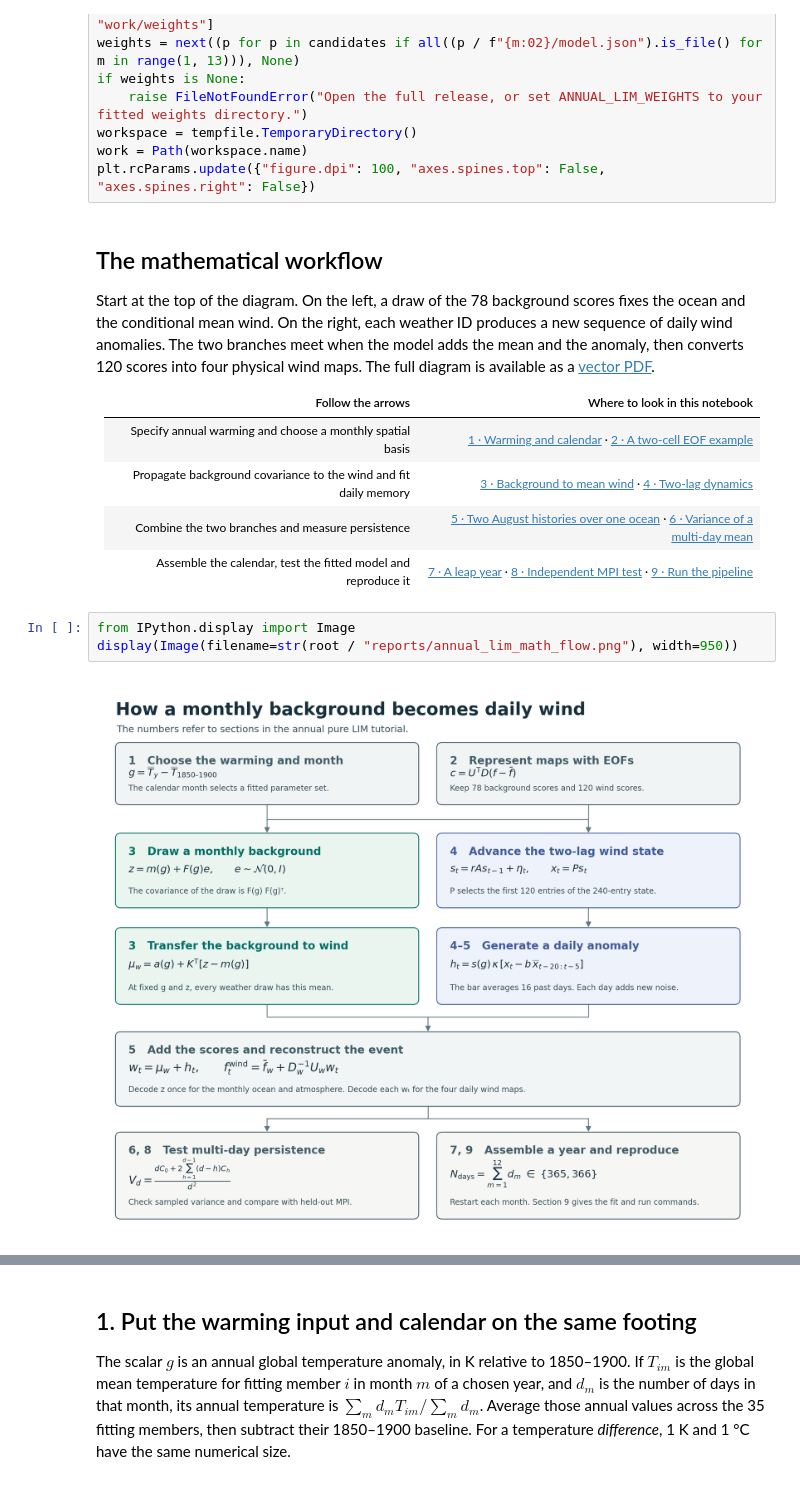
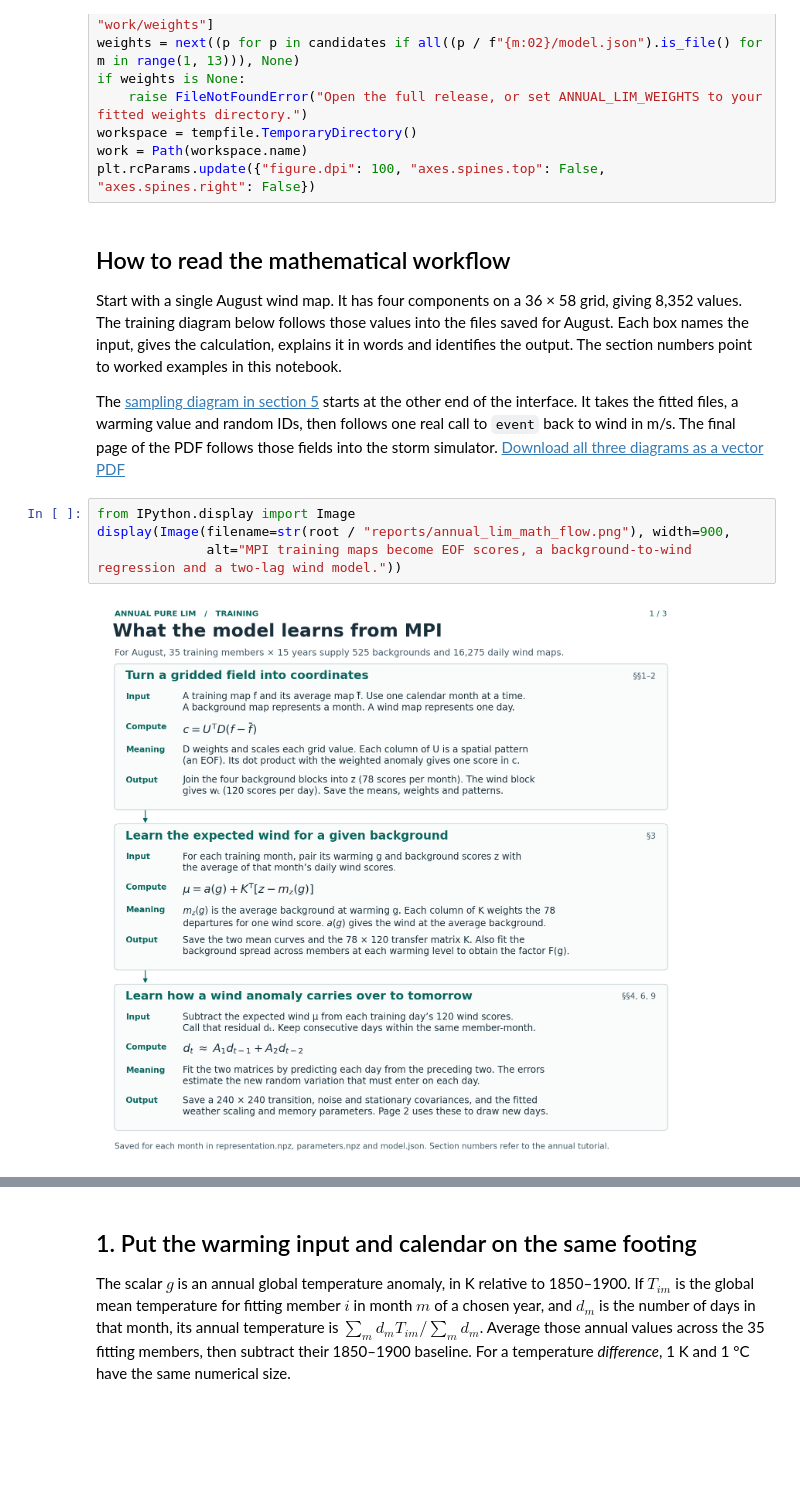
Before and after one commit to ZhanxiangHua/north-atlantic-pure-lim, a Jupyter notebook: notebooks/Annual_Pure_LIM_Tutorial.ipynb, the cells around one changed output, grey strips where cells are left out. Saved outputs shown, nothing was run; the diff lists cells and outputs as text; blank space fills up the shorter version.

Commit message:
Explain LIM training and sampling and benchmark storm tracks against MPI

```diff
--- a/notebooks/Annual_Pure_LIM_Tutorial.ipynb
+++ b/notebooks/Annual_Pure_LIM_Tutorial.ipynb
@@ -39,19 +39,15 @@ workspace = tempfile.TemporaryDirectory()
 work = Path(workspace.name)
 plt.rcParams.update({"figure.dpi": 100, "axes.spines.top": False, "axes.spines.right": False})
 # %% [markdown]
-## The mathematical workflow
+## How to read the mathematical workflow
 
-Start at the top of the diagram. On the left, a draw of the 78 background scores fixes the ocean and the conditional mean wind. On the right, each weather ID produces a new sequence of daily wind anomalies. The two branches meet when the model adds the mean and the anomaly, then converts 120 scores into four physical wind maps. The full diagram is available as a [vector PDF](../reports/annual_lim_math_flow.pdf).
+Start with a single August wind map. It has four components on a 36 × 58 grid, giving 8,352 values. The training diagram below follows those values into the files saved for August. Each box names the input, gives the calculation, explains it in words and identifies the output. The section numbers point to worked examples in this notebook.
 
-| Follow the arrows | Where to look in this notebook |
-| --- | --- |
-| Specify annual warming and choose a monthly spatial basis | [1 · Warming and calendar](#annual-step-1) · [2 · A two-cell EOF example](#annual-step-2) |
-| Propagate background covariance to the wind and fit daily memory | [3 · Background to mean wind](#annual-step-3) · [4 · Two-lag dynamics](#annual-step-4) |
-| Combine the two branches and measure persistence | [5 · Two August histories over one ocean](#annual-step-5) · [6 · Variance of a multi-day mean](#annual-step-6) |
-| Assemble the calendar, test the fitted model and reproduce it | [7 · A leap year](#annual-step-7) · [8 · Independent MPI test](#annual-step-8) · [9 · Run the pipeline](#annual-step-9) |
+The [sampling diagram in section 5](#annual-step-5) starts at the other end of the interface. It takes the fitted files, a warming value and random IDs, then follows one real call to `event` back to wind in m/s. The final page of the PDF follows those fields into the storm simulator. [Download all three diagrams as a vector PDF](../reports/annual_lim_math_flow.pdf)
 # %%
 from IPython.display import Image
-display(Image(filename=str(root / "reports/annual_lim_math_flow.png"), width=950))
+display(Image(filename=str(root / "reports/annual_lim_math_flow.png"), width=900,
+              alt="MPI training maps become EOF scores, a background-to-wind regression and a two-lag wind model."))
 # %% [output]
-[figure, old version]
+[figure, new version]
 # %% [markdown]
```
Also changed, not shown: parts of 7 cells of this notebook, 25 other files.
